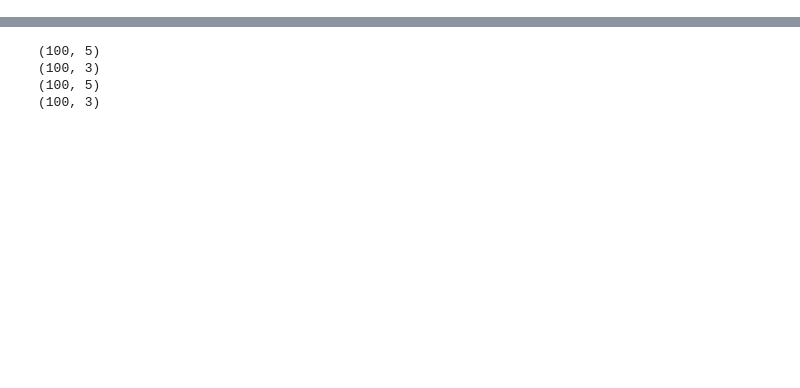
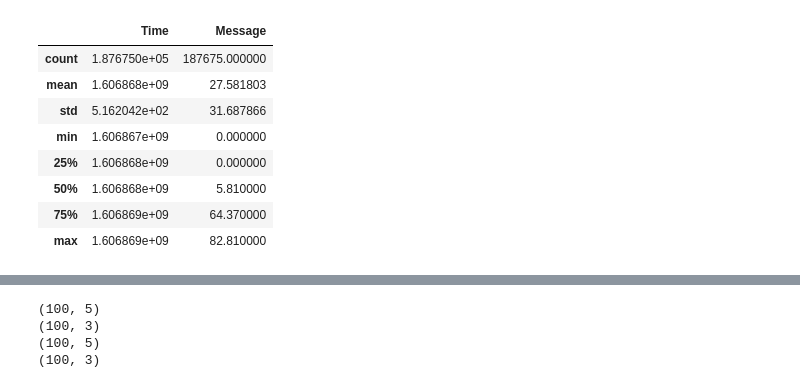
Before and after one commit to isaacwasserman/CATVehicleEDT, a Jupyter notebook: get_input.ipynb, the cells around one changed output, grey strips where cells are left out. Cells and saved outputs as stored; diff of their text form; code cells hidden in the pictures; blank space fills up the shorter version.

```diff
--- a/get_input.ipynb
+++ b/get_input.ipynb
@@ -26,0 +21,12 @@ warning: dataframe empty. no message in dataframe.
+# %%
+r.speed().describe()
+# %% [output]
+|  | Time | Message |
+| count | 1.876750e+05 | 187675.000000 |
+| mean | 1.606868e+09 | 27.581803 |
+| std | 5.162042e+02 | 31.687866 |
+| min | 1.606867e+09 | 0.000000 |
+| 25% | 1.606868e+09 | 0.000000 |
+| 50% | 1.606868e+09 | 5.810000 |
+| 75% | 1.606869e+09 | 64.370000 |
+| max | 1.606869e+09 | 82.810000 |
```
Also changed, not shown: parts of 8 cells of this notebook.
